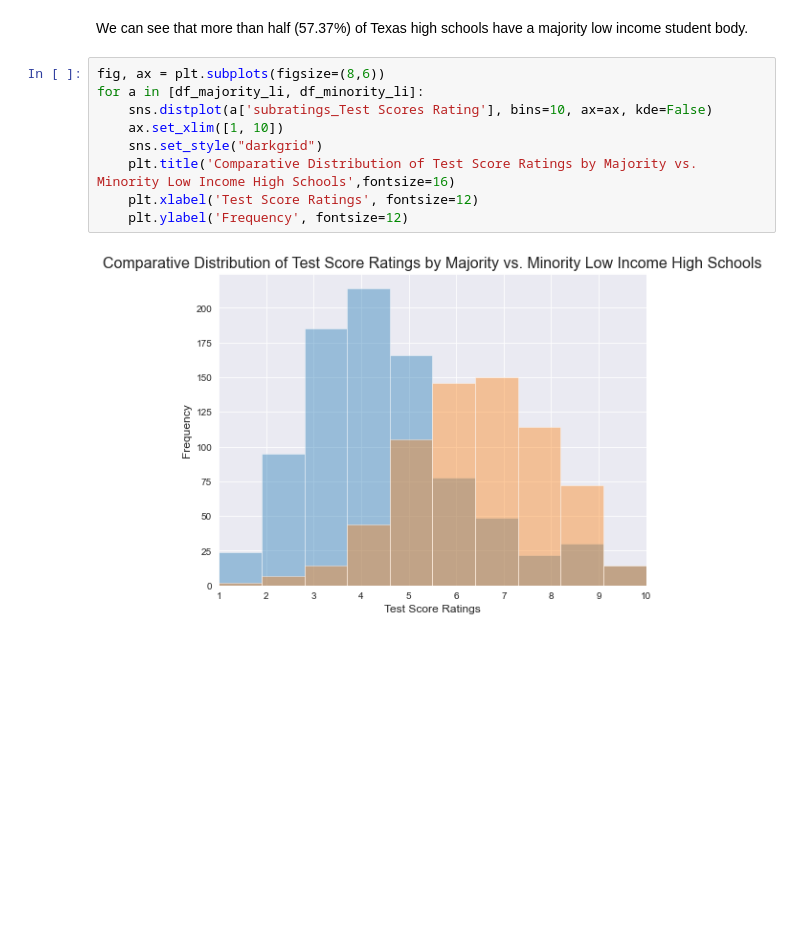
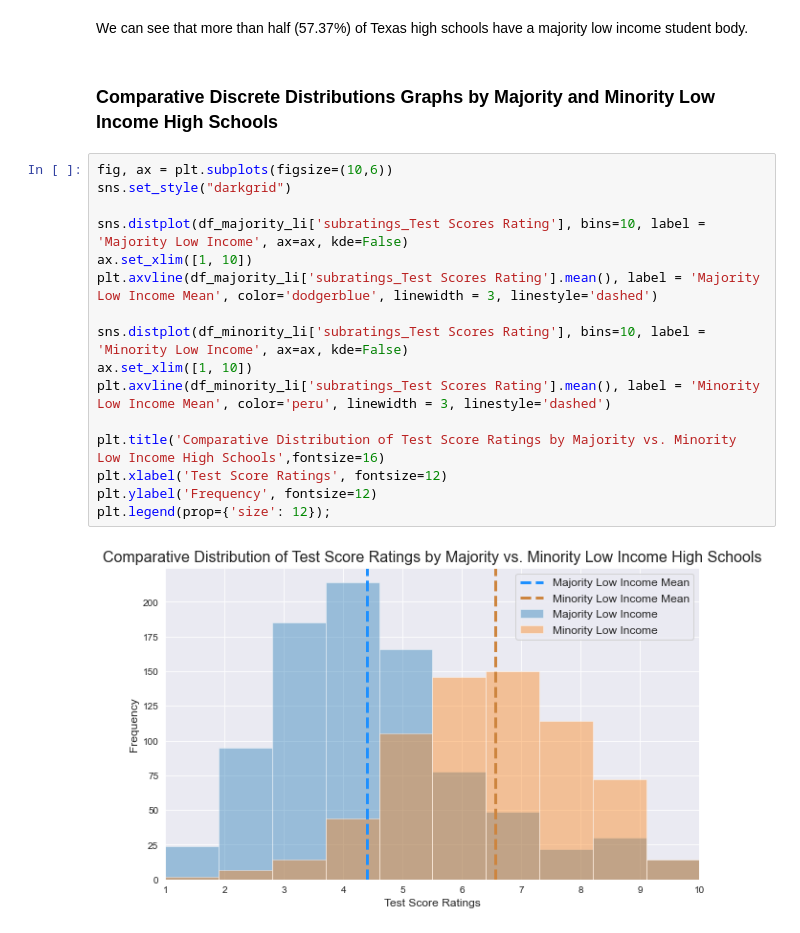
Before and after one commit to MLondon1027/Great-Schools-Ratings, a Jupyter notebook: Capstone_1_EDA.ipynb, the cells around one changed output. Saved outputs shown, nothing was run; the diff lists cells and outputs as text; blank space fills up the shorter version.

```diff
--- a/Capstone_1_EDA.ipynb
+++ b/Capstone_1_EDA.ipynb
@@ -206,14 +229,23 @@ Percentage of Texas high schools with majority low income students: 57.367758186
 Percentage of Texas high schools with minority low income students: 42.632241813602015
 # %% [markdown]
 We can see that more than half (57.37%) of Texas high schools have a majority low income student body.
+# %% [markdown]
+### Comparative Discrete Distributions Graphs by Majority and Minority Low Income High Schools
 # %%
-fig, ax = plt.subplots(figsize=(8,6))
-for a in [df_majority_li, df_minority_li]:
-    sns.distplot(a['subratings_Test Scores Rating'], bins=10, ax=ax, kde=False)
-    ax.set_xlim([1, 10])
-    sns.set_style("darkgrid")
-    plt.title('Comparative Distribution of Test Score Ratings by Majority vs. Minority Low Income High Schools',fontsize=16)
-    plt.xlabel('Test Score Ratings', fontsize=12)
-    plt.ylabel('Frequency', fontsize=12)
+fig, ax = plt.subplots(figsize=(10,6))
+sns.set_style("darkgrid")
+
+sns.distplot(df_majority_li['subratings_Test Scores Rating'], bins=10, label = 'Majority Low Income', ax=ax, kde=False)
+ax.set_xlim([1, 10])
+plt.axvline(df_majority_li['subratings_Test Scores Rating'].mean(), label = 'Majority Low Income Mean', color='dodgerblue', linewidth = 3, linestyle='dashed')
+
+sns.distplot(df_minority_li['subratings_Test Scores Rating'], bins=10, label = 'Minority Low Income', ax=ax, kde=False)
+ax.set_xlim([1, 10])
+plt.axvline(df_minority_li['subratings_Test Scores Rating'].mean(), label = 'Minority Low Income Mean', color='peru', linewidth = 3, linestyle='dashed')
+
+plt.title('Comparative Distribution of Test Score Ratings by Majority vs. Minority Low Income High Schools',fontsize=16)
+plt.xlabel('Test Score Ratings', fontsize=12)
+plt.ylabel('Frequency', fontsize=12)
+plt.legend(prop={'size': 12});
 # %% [output]
-[figure, old version]
+[figure, new version]
```
Also changed, not shown: parts of 10 cells of this notebook, 2 other files.
